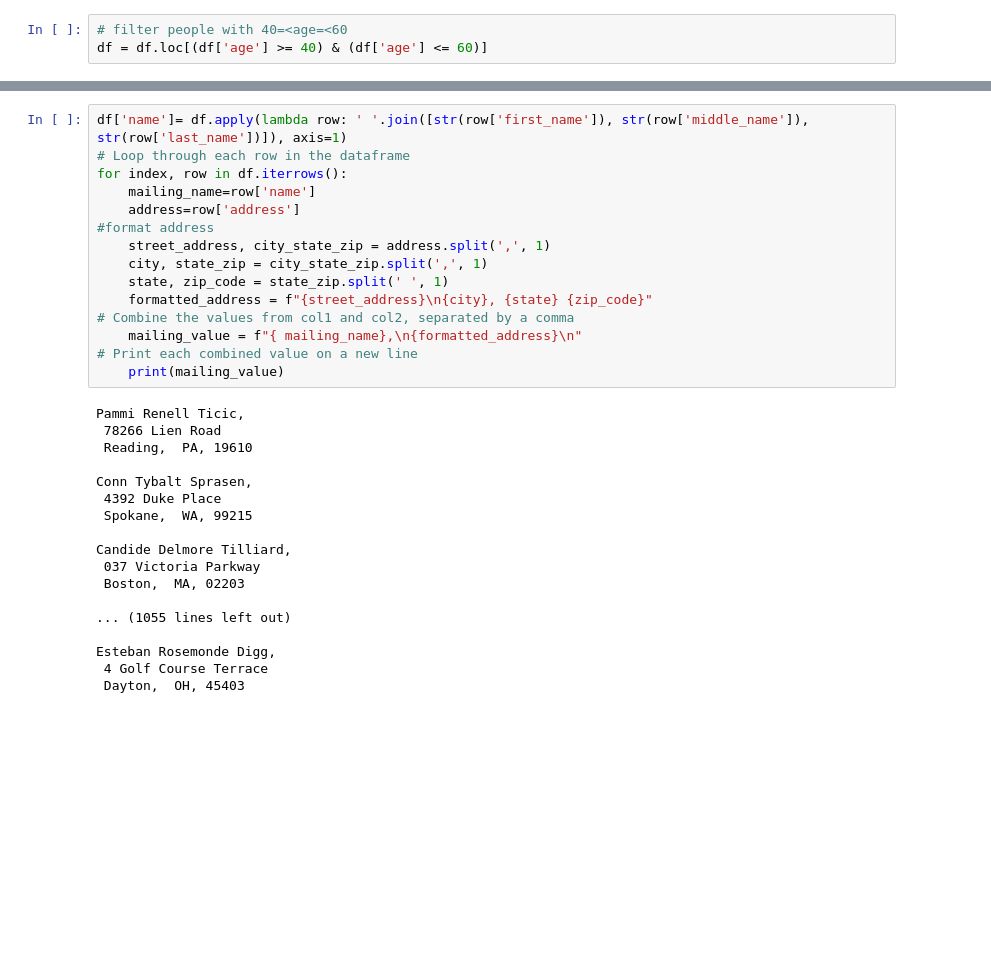
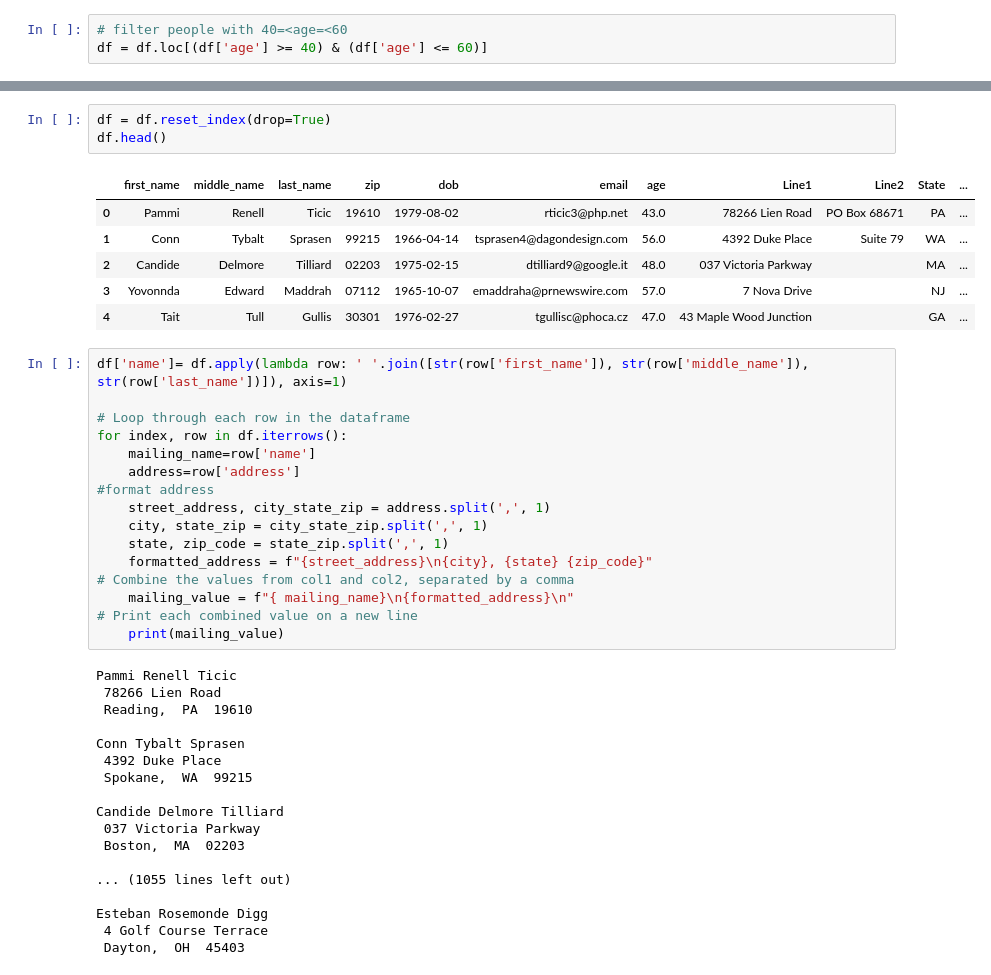
Before and after one commit to Shinhaeyoon/Project-2_ETL, a Jupyter notebook: Mini-project_ETL.ipynb, the cells around one changed output, grey strips where cells are left out. Cells and saved outputs as stored; diff of their text form; blank space fills up the shorter version.

```diff
--- a/Mini-project_ETL.ipynb
+++ b/Mini-project_ETL.ipynb
@@ -193,8 +193,19 @@ df.head()
 | 9 | Candide | Delmore | Tilliard | 02203 | 1975-02-15 | dtilliard9@google.it | 48.0 | 037 Victoria Parkway |  | MA | ... |
 | 10 | Yovonnda | Edward | Maddrah | 07112 | 1965-10-07 | emaddraha@prnewswire.com | 57.0 | 7 Nova Drive |  | NJ | ... |
 | 12 | Tait | Tull | Gullis | 30301 | 1976-02-27 | tgullisc@phoca.cz | 47.0 | 43 Maple Wood Junction |  | GA | ... |
+# %%
+df = df.reset_index(drop=True)
+df.head()
+# %% [output]
+|  | first_name | middle_name | last_name | zip | dob | email | age | Line1 | Line2 | State | ... |
+| 0 | Pammi | Renell | Ticic | 19610 | 1979-08-02 | rticic3@php.net | 43.0 | 78266 Lien Road | PO Box 68671 | PA | ... |
+| 1 | Conn | Tybalt | Sprasen | 99215 | 1966-04-14 | tsprasen4@dagondesign.com | 56.0 | 4392 Duke Place | Suite 79 | WA | ... |
+| 2 | Candide | Delmore | Tilliard | 02203 | 1975-02-15 | dtilliard9@google.it | 48.0 | 037 Victoria Parkway |  | MA | ... |
+| 3 | Yovonnda | Edward | Maddrah | 07112 | 1965-10-07 | emaddraha@prnewswire.com | 57.0 | 7 Nova Drive |  | NJ | ... |
+| 4 | Tait | Tull | Gullis | 30301 | 1976-02-27 | tgullisc@phoca.cz | 47.0 | 43 Maple Wood Junction |  | GA | ... |
 # %%
 df['name']= df.apply(lambda row: ' '.join([str(row['first_name']), str(row['middle_name']), str(row['last_name'])]), axis=1)
+
 # Loop through each row in the dataframe
 for index, row in df.iterrows():
     mailing_name=row['name']
@@ -202,27 +213,27 @@ for index, row in df.iterrows():
 #format address
     street_address, city_state_zip = address.split(',', 1)
     city, state_zip = city_state_zip.split(',', 1)
-    state, zip_code = state_zip.split(' ', 1)
+    state, zip_code = state_zip.split(',', 1)
     formatted_address = f"{street_address}\n{city}, {state} {zip_code}"
 # Combine the values from col1 and col2, separated by a comma
-    mailing_value = f"{ mailing_name},\n{formatted_address}\n"
+    mailing_value = f"{ mailing_name}\n{formatted_address}\n"
 # Print each combined value on a new line
     print(mailing_value)
 # %% [output]
-Pammi Renell Ticic,
+Pammi Renell Ticic
  78266 Lien Road
- Reading,  PA, 19610
+ Reading,  PA  19610
 
-Conn Tybalt Sprasen,
+Conn Tybalt Sprasen
  4392 Duke Place
- Spokane,  WA, 99215
+ Spokane,  WA  99215
 
-Candide Delmore Tilliard,
+Candide Delmore Tilliard
  037 Victoria Parkway
- Boston,  MA, 02203
+ Boston,  MA  02203
 
 ... (1055 lines left out)
 
-Esteban Rosemonde Digg,
+Esteban Rosemonde Digg
  4 Golf Course Terrace
- Dayton,  OH, 45403
+ Dayton,  OH  45403
```
